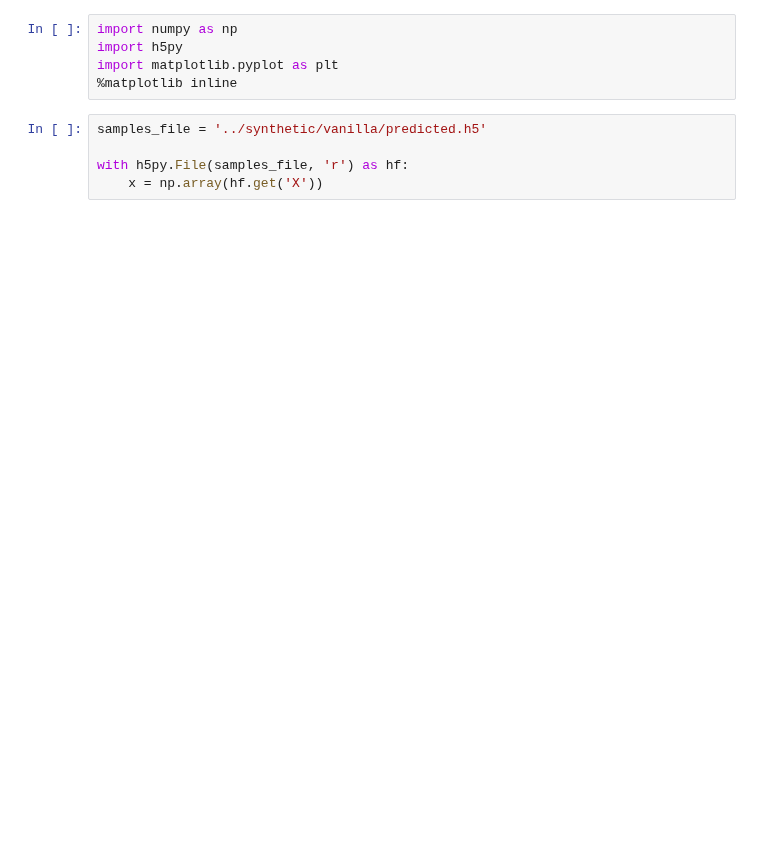
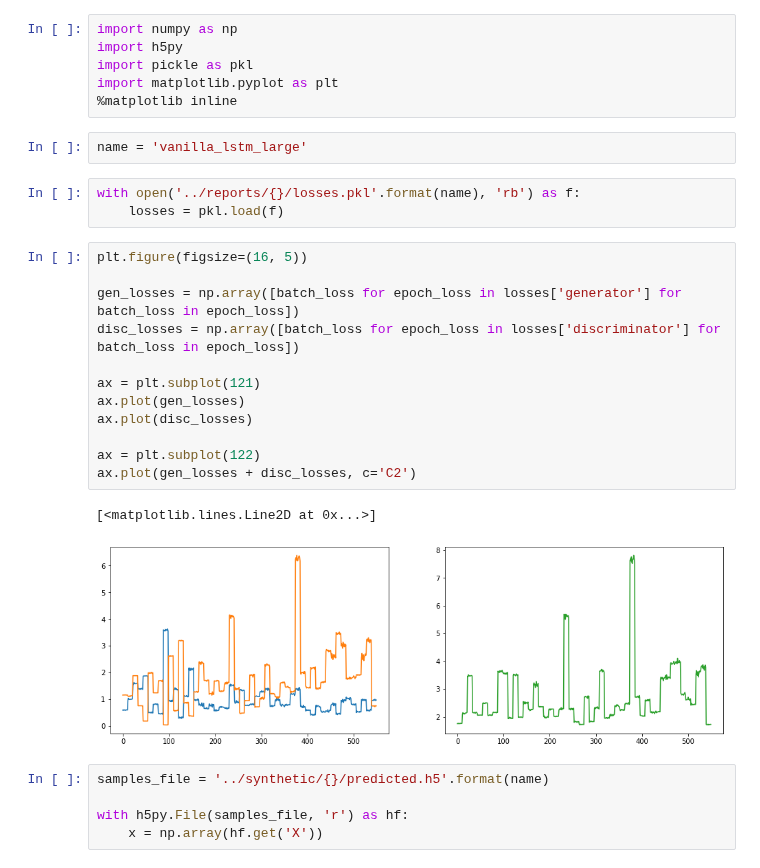
Before and after one commit to djib2011/timeseries-gan, a Jupyter notebook: experimentation/inspect_generated_samples.ipynb, the cells around one changed output. Drawn from its saved outputs; the diff is of its cells as text; blank space fills up the shorter version.

```diff
--- a/experimentation/inspect_generated_samples.ipynb
+++ b/experimentation/inspect_generated_samples.ipynb
@@ -1,10 +1,31 @@
 # %%
 import numpy as np
 import h5py
+import pickle as pkl
 import matplotlib.pyplot as plt
 %matplotlib inline
+# %%
+name = 'vanilla_lstm_large'
+# %%
+with open('../reports/{}/losses.pkl'.format(name), 'rb') as f:
+    losses = pkl.load(f)
+# %%
+plt.figure(figsize=(16, 5))
+
+gen_losses = np.array([batch_loss for epoch_loss in losses['generator'] for batch_loss in epoch_loss])
+disc_losses = np.array([batch_loss for epoch_loss in losses['discriminator'] for batch_loss in epoch_loss])
+
+ax = plt.subplot(121)
+ax.plot(gen_losses)
+ax.plot(disc_losses)
+
+ax = plt.subplot(122)
+ax.plot(gen_losses + disc_losses, c='C2')
+# %% [output]
+[<matplotlib.lines.Line2D at 0x...>]
+[figure, added]
 # %%
-samples_file = '../synthetic/vanilla/predicted.h5'
+samples_file = '../synthetic/{}/predicted.h5'.format(name)
 
 with h5py.File(samples_file, 'r') as hf:
     x = np.array(hf.get('X'))
```
Also changed, not shown: parts of 1 cell of this notebook, 3 other files.
